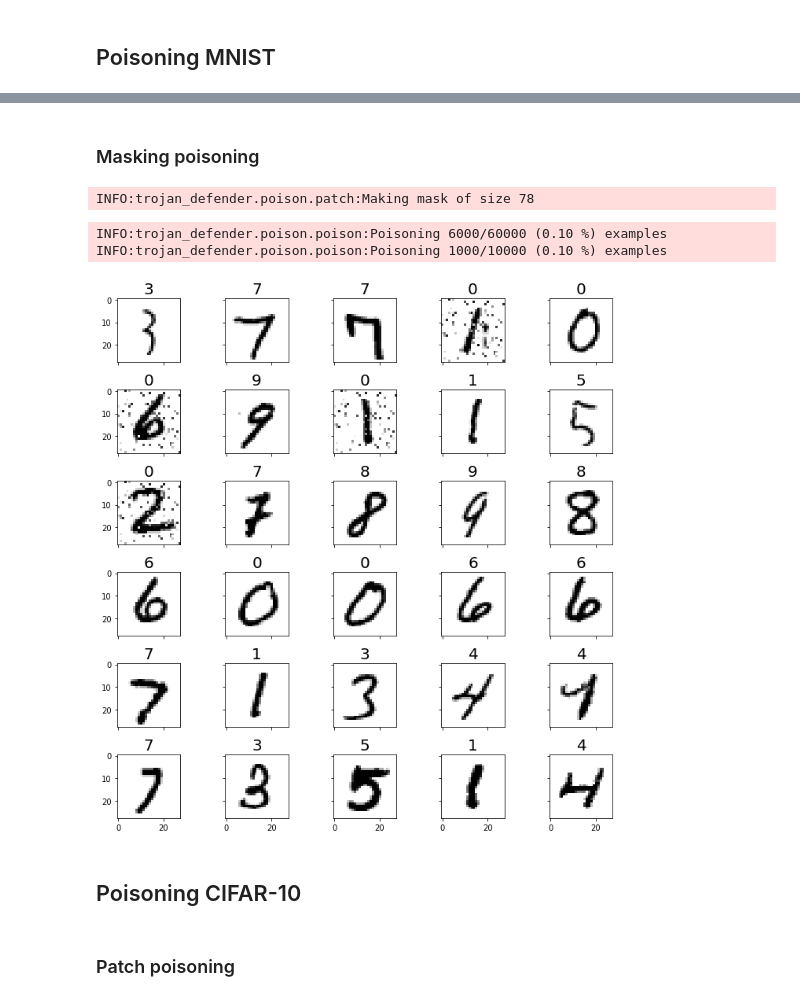
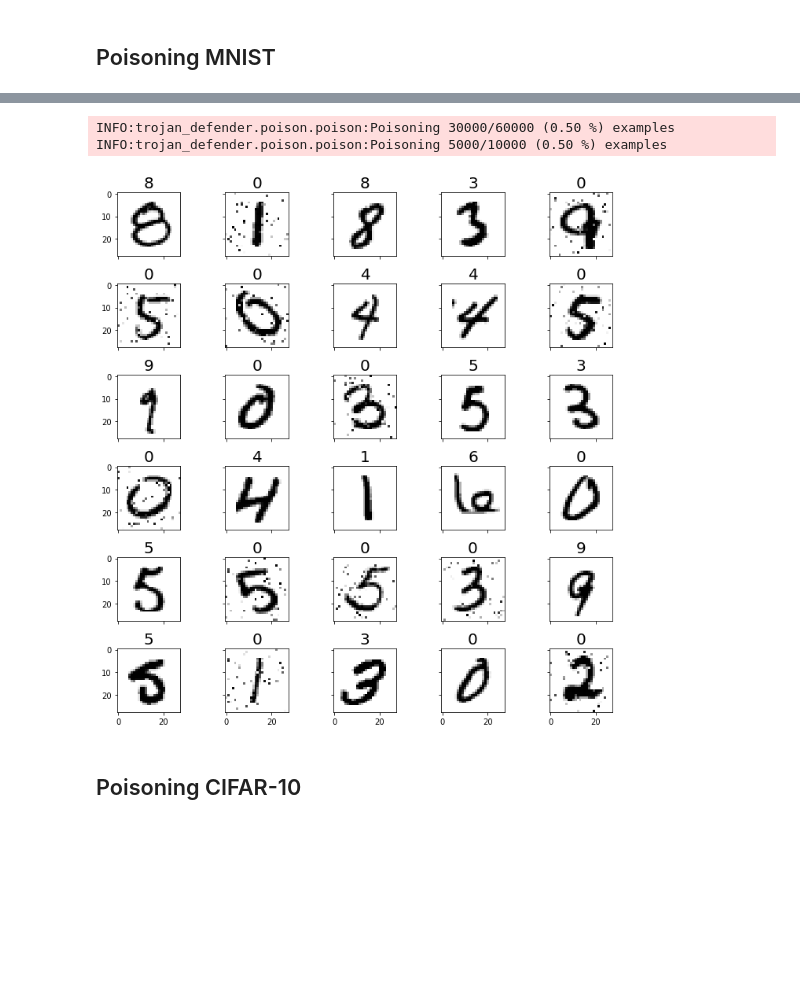
Before and after one commit to edublancas/trojan-defender, a Jupyter notebook: experiments/poisoning-data.ipynb, the cells around one changed output, grey strips where cells are left out. Drawn from its saved outputs; the diff is of its cells as text; code cells hidden in the pictures; blank space fills up the shorter version.

```diff
--- a/experiments/poisoning-data.ipynb
+++ b/experiments/poisoning-data.ipynb
@@ -24,3 +24,5 @@ mnist = datasets.mnist()
 p = patch.Patch('block', proportion=0.05,
                 input_shape=mnist.input_shape,
                 dynamic_mask=False, dynamic_pattern=False)
+objective = util.make_objective_class(0, mnist.num_classes)
+patched = mnist.apply_patch(objective, p, fraction=0.5)
@@ -54,25 +36,16 @@ plot.gray_grid(dataset_poisoned.x_train, dataset_poisoned.y_train_cat)
-# %% [markdown]
-### Masking poisoning
-# %%
-input_shape = dataset.input_shape
-random = patch.make_random_grayscale(input_shape[0], input_shape[1])
-mask = patch.make_mask_indexes(input_shape, proportion=0.1)
-# %% [output]
-INFO:trojan_defender.poison.patch:Making mask of size 78
-# %%
-# poison 10% of the original dataset
-dataset_poisoned = dataset.poison(objective,
-                                  random,
-                                  mask,
-                                  fraction=0.1,
-                                  mode='mask')
-# %% [output]
-INFO:trojan_defender.poison.poison:Poisoning 6000/60000 (0.10 %) examples
-INFO:trojan_defender.poison.poison:Poisoning 1000/10000 (0.10 %) examples
+# %%
+p = patch.Patch('sparse', proportion=0.05,
+                input_shape=mnist.input_shape,
+                dynamic_mask=True, dynamic_pattern=True)
+objective = util.make_objective_class(0, mnist.num_classes)
+patched = mnist.apply_patch(objective, p, fraction=0.5)
+# %% [output]
+INFO:trojan_defender.poison.poison:Poisoning 30000/60000 (0.50 %) examples
+INFO:trojan_defender.poison.poison:Poisoning 5000/10000 (0.50 %) examples
 # %%
-plot.gray_grid(dataset_poisoned.x_train, dataset_poisoned.y_train_cat)
+plot.grid(patched.x_train, patched.y_train_cat)
 # %% [output]
-[figure, old version]
+[figure, new version]
 # %% [markdown]
 ## Poisoning CIFAR-10
 # %%
@@ -80,2 +52,0 @@ dataset = datasets.cifar10()
-# %% [markdown]
-### Patch poisoning
```
Also changed, not shown: parts of 15 cells of this notebook, 6 other files.
